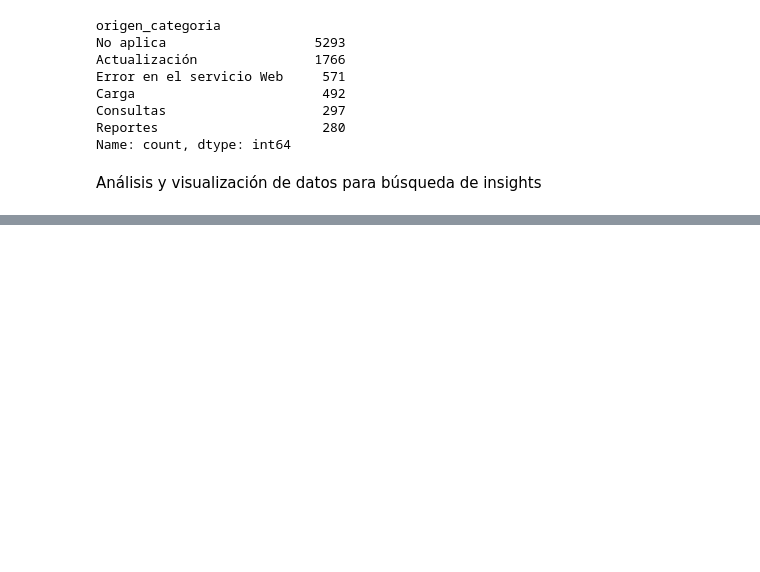
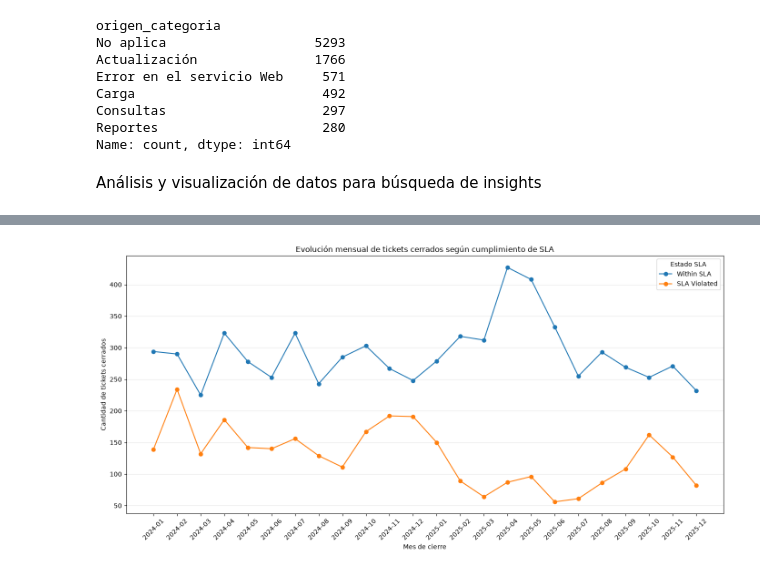
Before and after one commit to EV081/Proyecto-Promotick-ACD, a Jupyter notebook: ACD_data_proyecto_limpieza.ipynb, the cells around one changed output, grey strips where cells are left out. Drawn from its saved outputs; the diff is of its cells as text; code cells hidden in the pictures; blank space fills up the shorter version.

```diff
--- a/ACD_data_proyecto_limpieza.ipynb
+++ b/ACD_data_proyecto_limpieza.ipynb
@@ -1471,0 +1890,28 @@ Análisis y visualización de datos para búsqueda de insights
+# %%
+plt.figure(figsize=(14, 7))
+
+plt.plot(
+    sla_grafico["mes_label"],
+    sla_grafico["within_sla"],
+    marker="o",
+    label="Within SLA"
+)
+
+plt.plot(
+    sla_grafico["mes_label"],
+    sla_grafico["sla_violated"],
+    marker="o",
+    label="SLA Violated"
+)
+
+plt.title("Evolución mensual de tickets cerrados según cumplimiento de SLA")
+plt.xlabel("Mes de cierre")
+plt.ylabel("Cantidad de tickets cerrados")
+plt.xticks(rotation=45)
+plt.grid(axis="y", alpha=0.3)
+plt.legend(title="Estado SLA")
+
+plt.tight_layout()
+plt.show()
+# %% [output]
+[figure, added]
```
Also changed, not shown: parts of 24 cells of this notebook.
